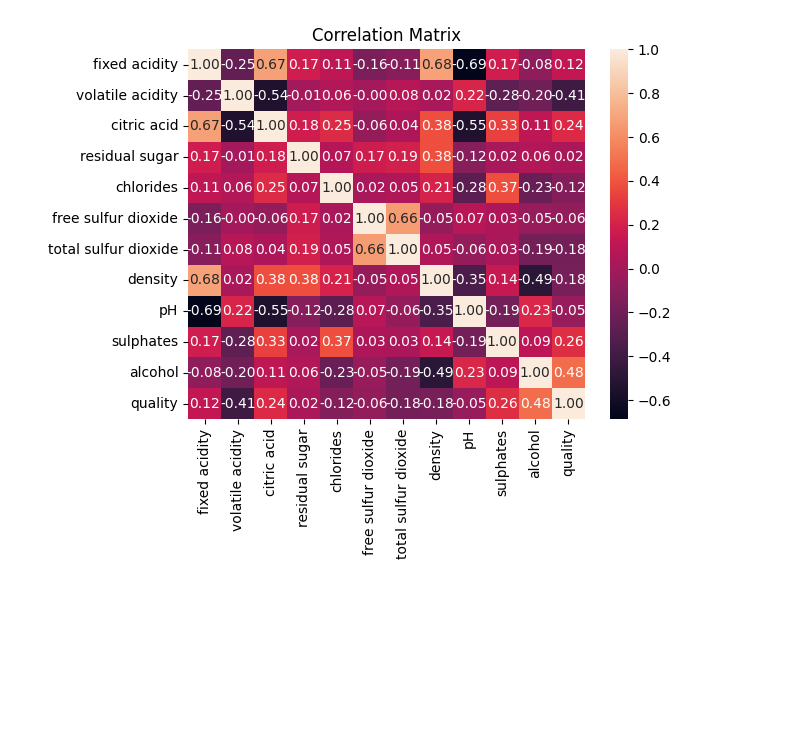
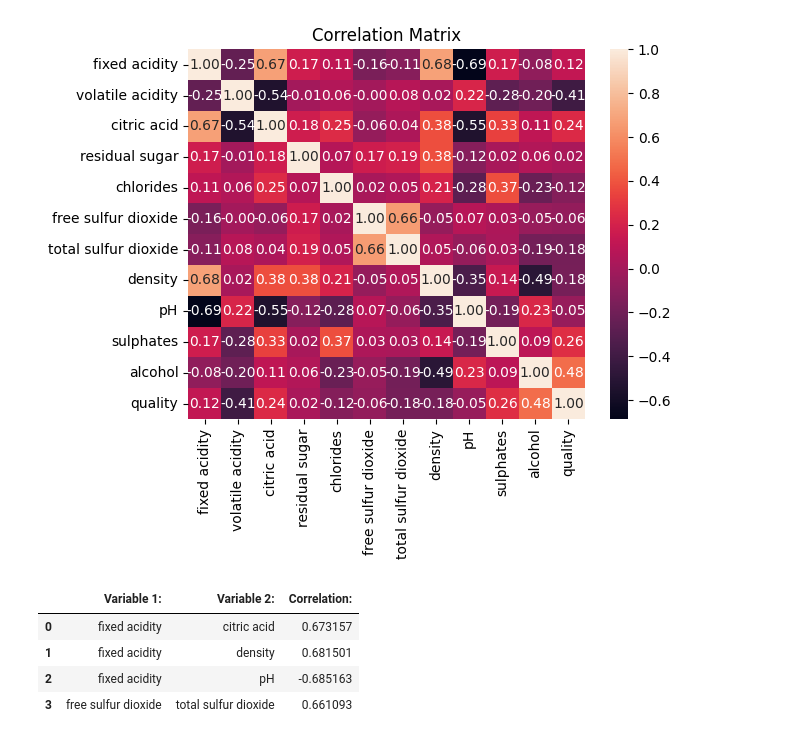
Before and after one commit to Leop-SR/Intrinsic-vs-Projected-Neighbors, a Jupyter notebook: notebooks/02_EDA_and_Scaling.ipynb, the cells around one changed output. Cells and saved outputs as stored; diff of their text form; code cells hidden in the pictures; blank space fills up the shorter version.

```diff
--- a/notebooks/02_EDA_and_Scaling.ipynb
+++ b/notebooks/02_EDA_and_Scaling.ipynb
@@ -238,3 +238,22 @@ plt.title("Correlation Matrix")
 # %% [output]
 Text(0.5, 1.0, 'Correlation Matrix')
 [figure]
+# %%
+strongest_corr = []
+for i in range(len(corr_matrix.columns)):
+    for j in range(i+1, len(corr_matrix.columns)):
+        value = corr_matrix.iloc[i,j]
+        if abs(value) >= 0.6:
+            strongest_corr.append({
+                'Variable 1:': corr_matrix.columns[i],
+                'Variable 2:': corr_matrix.columns[j],
+                'Correlation:': value
+            })
+df_strg_corr = pd.DataFrame(strongest_corr)
+df_strg_corr
+# %% [output]
+|  | Variable 1: | Variable 2: | Correlation: |
+| 0 | fixed acidity | citric acid | 0.673157 |
+| 1 | fixed acidity | density | 0.681501 |
+| 2 | fixed acidity | pH | -0.685163 |
+| 3 | free sulfur dioxide | total sulfur dioxide | 0.661093 |
```
Also changed, not shown: parts of 9 cells of this notebook, 4 other files.
